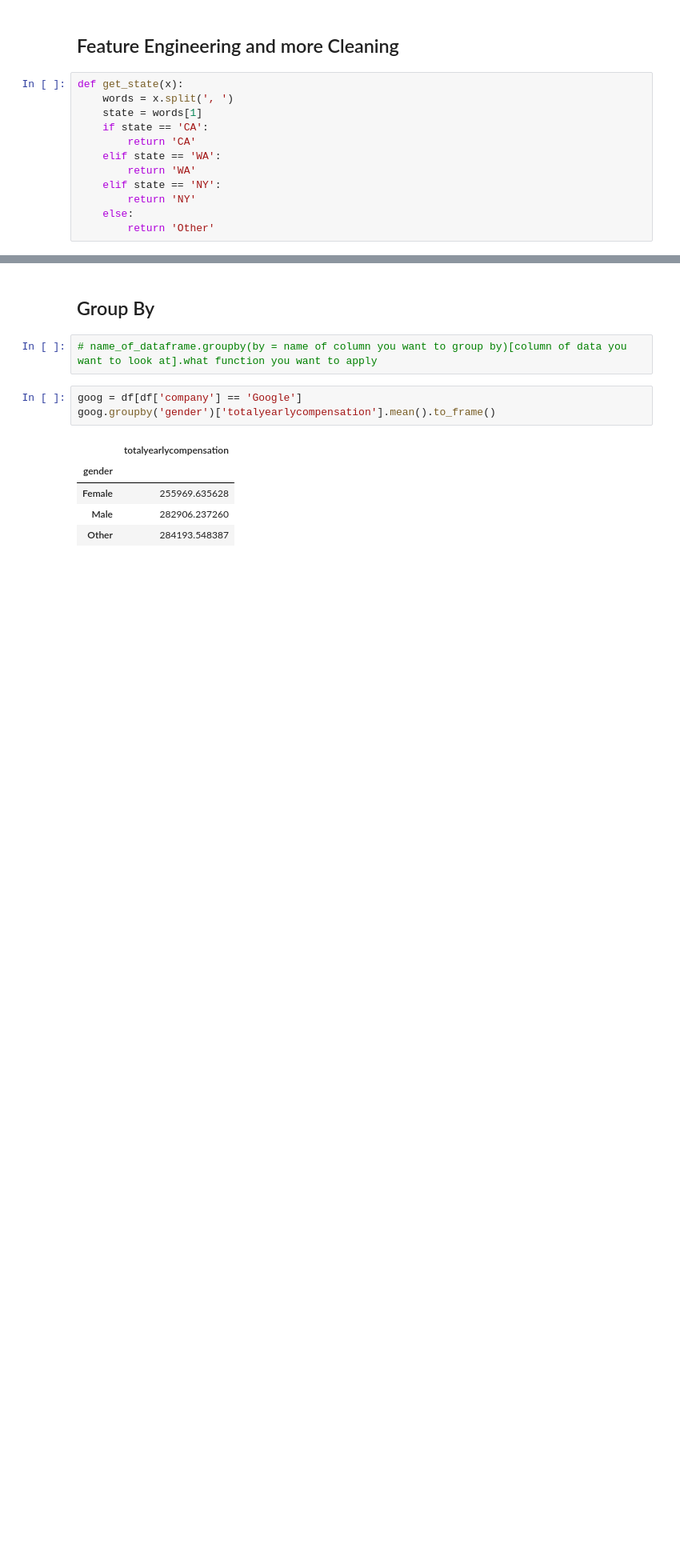
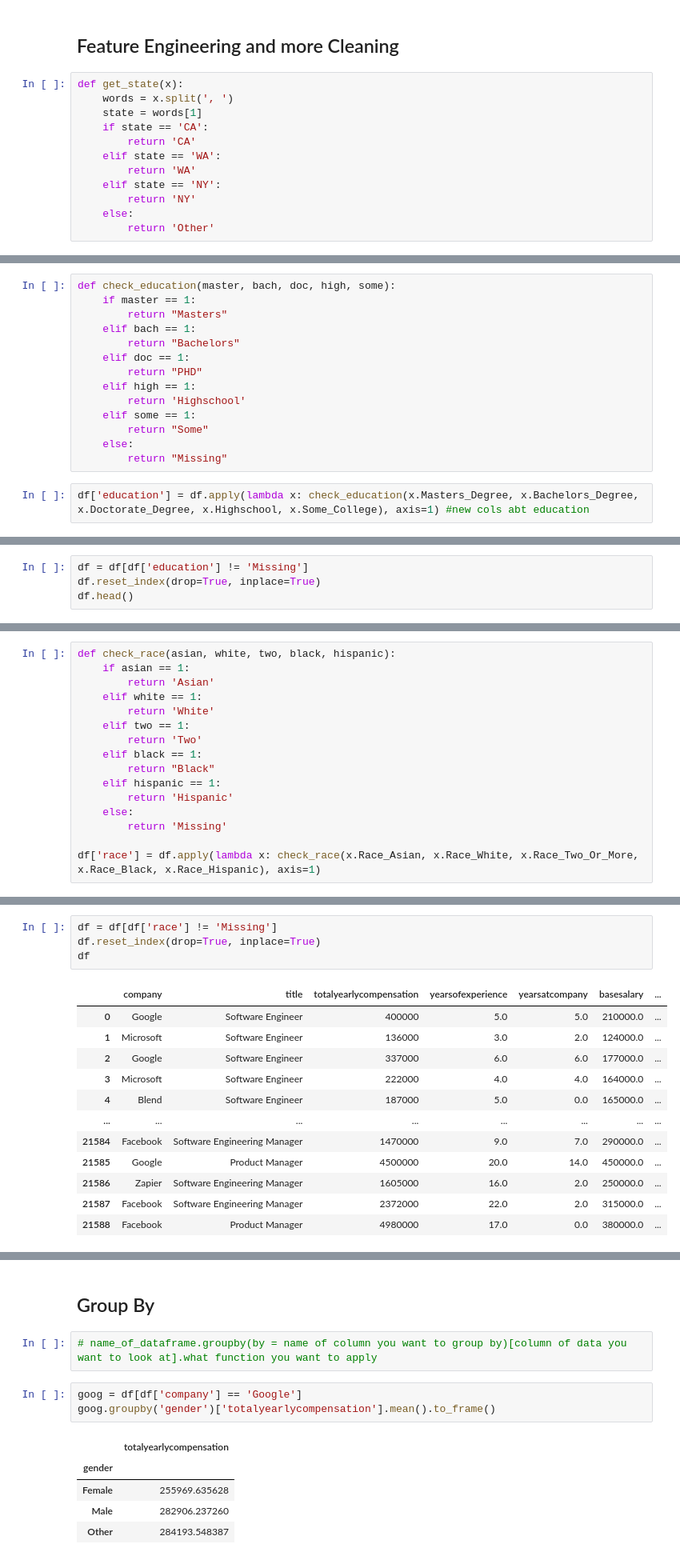
Before and after one commit to ryand0n/SC2022-BatchC-electric-pythons, a Jupyter notebook: Demo/EDA.ipynb, the cells around one changed output, grey strips where cells are left out. Shown: that part at 80% size. Drawn from its saved outputs; the diff is of its cells as text; blank space fills up the shorter version.

```diff
--- a/Demo/EDA.ipynb
+++ b/Demo/EDA.ipynb
@@ -109,0 +54,16 @@ df.head()
+# %%
+def check_education(master, bach, doc, high, some):
+    if master == 1:
+        return "Masters"
+    elif bach == 1:
+        return "Bachelors"
+    elif doc == 1:
+        return "PHD"
+    elif high == 1:
+        return 'Highschool'
+    elif some == 1:
+        return "Some"
+    else:
+        return "Missing"
+# %%
+df['education'] = df.apply(lambda x: check_education(x.Masters_Degree, x.Bachelors_Degree, x.Doctorate_Degree, x.Highschool, x.Some_College), axis=1) #new cols abt education
@@ -109,0 +74,4 @@ df.head()
+# %%
+df = df[df['education'] != 'Missing']
+df.reset_index(drop=True, inplace=True)
+df.head()
@@ -109,0 +86,16 @@ df.head()
+# %%
+def check_race(asian, white, two, black, hispanic):
+    if asian == 1:
+        return 'Asian'
+    elif white == 1:
+        return 'White'
+    elif two == 1:
+        return 'Two'
+    elif black == 1:
+        return "Black"
+    elif hispanic == 1:
+        return 'Hispanic'
+    else:
+        return 'Missing'
+
+df['race'] = df.apply(lambda x: check_race(x.Race_Asian, x.Race_White, x.Race_Two_Or_More, x.Race_Black, x.Race_Hispanic), axis=1)
@@ -109,0 +106,17 @@ df.head()
+# %%
+df = df[df['race'] != 'Missing']
+df.reset_index(drop=True, inplace=True)
+df
+# %% [output]
+|  | company | title | totalyearlycompensation | yearsofexperience | yearsatcompany | basesalary | ... |
+| 0 | Google | Software Engineer | 400000 | 5.0 | 5.0 | 210000.0 | ... |
+| 1 | Microsoft | Software Engineer | 136000 | 3.0 | 2.0 | 124000.0 | ... |
+| 2 | Google | Software Engineer | 337000 | 6.0 | 6.0 | 177000.0 | ... |
+| 3 | Microsoft | Software Engineer | 222000 | 4.0 | 4.0 | 164000.0 | ... |
+| 4 | Blend | Software Engineer | 187000 | 5.0 | 0.0 | 165000.0 | ... |
+| ... | ... | ... | ... | ... | ... | ... | ... |
+| 21584 | Facebook | Software Engineering Manager | 1470000 | 9.0 | 7.0 | 290000.0 | ... |
+| 21585 | Google | Product Manager | 4500000 | 20.0 | 14.0 | 450000.0 | ... |
+| 21586 | Zapier | Software Engineering Manager | 1605000 | 16.0 | 2.0 | 250000.0 | ... |
+| 21587 | Facebook | Software Engineering Manager | 2372000 | 22.0 | 2.0 | 315000.0 | ... |
+| 21588 | Facebook | Product Manager | 4980000 | 17.0 | 0.0 | 380000.0 | ... |
```
Also changed, not shown: parts of 23 cells of this notebook, 18 other files.
